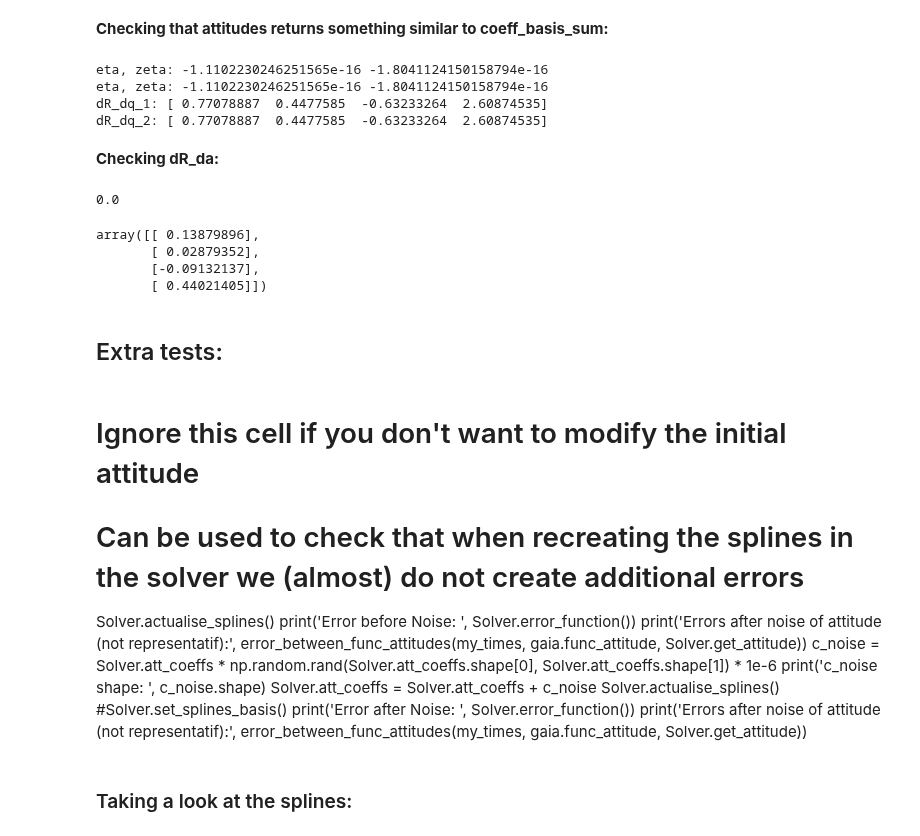
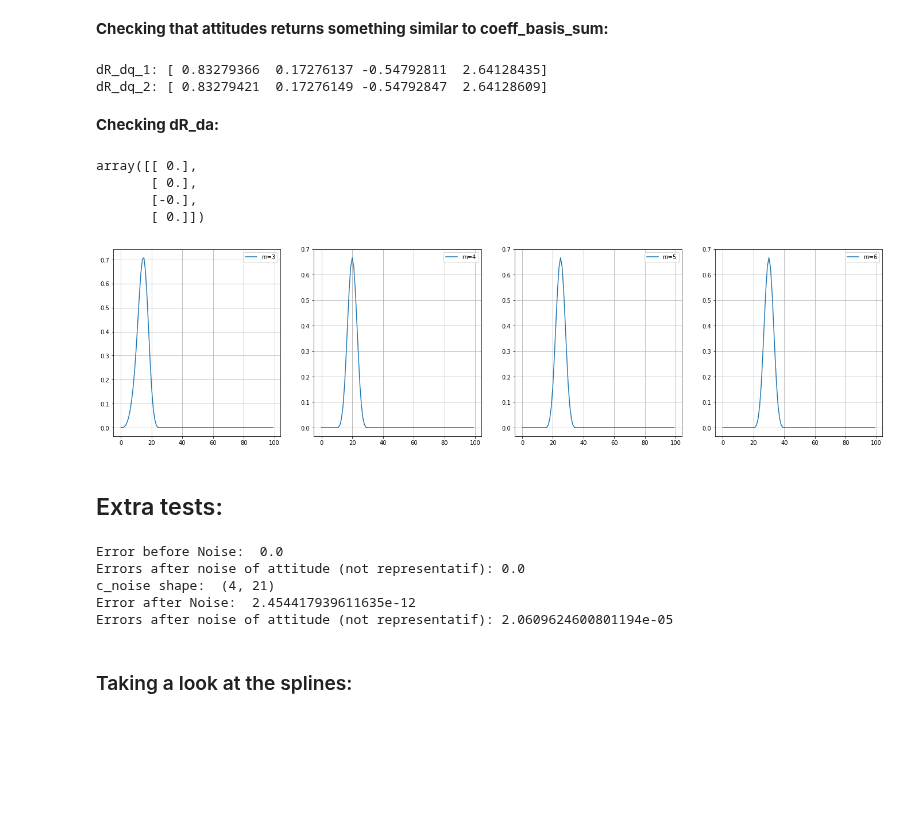
Before and after one commit to bombrun/GaiaLab, a Jupyter notebook: notebooks/4-test_attitude_update.ipynb, the cells around one changed output. Cells and saved outputs as stored; diff of their text form; code cells hidden in the pictures; blank space fills up the shorter version.

```diff
--- a/notebooks/4-test_attitude_update.ipynb
+++ b/notebooks/4-test_attitude_update.ipynb
@@ -257,7 +273,7 @@ coeff_basis_sum, attitude
 # %% [markdown]
 **Checking that attitudes returns something similar to coeff_basis_sum:**
 # %%
-my_time_number = 20
+my_time_number = 0
 
 
 t_L = my_times[my_time_number]
@@ -270,47 +286,54 @@ calc_source = Solver.calc_sources[my_time_number]
 attitude = Solver.get_attitude(t_L)
 att2 = Quaternion(coeff_basis_sum[0], coeff_basis_sum[1], coeff_basis_sum[2], coeff_basis_sum[3])
 dR_dq_1 = compute_dR_dq(calc_source, Solver.sat, attitude, t_L)
-dR_dq_2 = compute_dR_dq(calc_source, Solver.sat, attitude, t_L)
+dR_dq_2 = compute_dR_dq(calc_source, Solver.sat, att2, t_L)
 
-np.testing.assert_array_almost_equal(dR_dq_1, dR_dq_2)  # should not fail
+# np.testing.assert_array_almost_equal(dR_dq_1, dR_dq_2)  # should not fail
 print('dR_dq_1:', dR_dq_1)
 print('dR_dq_2:', dR_dq_2)
 # %% [output]
-eta, zeta: -1.1102230246251565e-16 -1.8041124150158794e-16
-eta, zeta: -1.1102230246251565e-16 -1.8041124150158794e-16
-dR_dq_1: [ 0.77078887  0.4477585  -0.63233264  2.60874535]
-dR_dq_2: [ 0.77078887  0.4477585  -0.63233264  2.60874535]
+dR_dq_1: [ 0.83279366  0.17276137 -0.54792811  2.64128435]
+dR_dq_2: [ 0.83279421  0.17276149 -0.54792847  2.64128609]
 # %% [markdown]
 **Checking dR_da:**
-# %%
-Solver.att_bases[0, 11]
-# %% [output]
-0.0
 # %%
 m_index = 3
 
-dR_da_m = dR_da_i(dR_dq, Solver.att_bases[m_index, time_index])
+dR_da_m = dR_da_i(dR_dq_1, Solver.att_bases[m_index, time_index])
 dR_da_m
 # %% [output]
-array([[ 0.13879896],
-       [ 0.02879352],
-       [-0.09132137],
-       [ 0.44021405]])
+array([[ 0.],
+       [ 0.],
+       [-0.],
+       [ 0.]])
+# %%
+fig, axs = plt.subplots(1, 4, figsize=(24, 6))
+for i, m in enumerate(range(m_index, m_index+4)):
+    axs[i].plot(Solver.att_bases[m, :], label='m='+str(m)), axs[i].grid(), axs[i].legend()
+plt.show()
+# %% [output]
+[figure, added]
 # %% [markdown]
 ## Extra tests:
-# %% [markdown]
-# Ignore this cell if you don't want to modify the initial attitude
-# Can be used to check that when recreating the splines in the solver we (almost) do not create additional errors
-Solver.actualise_splines()
-print('Error before Noise: ', Solver.error_function())
-print('Errors after noise of attitude (not representatif):', error_between_func_attitudes(my_times, gaia.func_attitude, Solver.get_attitude))
-c_noise = Solver.att_coeffs * np.random.rand(Solver.att_coeffs.shape[0], Solver.att_coeffs.shape[1]) * 1e-6
-print('c_noise shape: ', c_noise.shape)
-Solver.att_coeffs = Solver.att_coeffs + c_noise
-Solver.actualise_splines()
-#Solver.set_splines_basis()
-print('Error after Noise: ', Solver.error_function())
-print('Errors after noise of attitude (not representatif):', error_between_func_attitudes(my_times, gaia.func_attitude, Solver.get_attitude))
+# %%
+# Ignore this cell if you don't want to modify the initial attitude
+# Can be used to check that when recreating the splines in the solver we (almost) do not create additional errors
+Solver.actualise_splines()
+print('Error before Noise: ', Solver.error_function())
+print('Errors after noise of attitude (not representatif):', error_between_func_attitudes(my_times, gaia.func_attitude, Solver.get_attitude))
+c_noise = Solver.att_coeffs * np.random.rand(Solver.att_coeffs.shape[0], Solver.att_coeffs.shape[1]) * 1e-6
+print('c_noise shape: ', c_noise.shape)
+Solver.att_coeffs = Solver.att_coeffs + c_noise
+Solver.actualise_splines()
+#Solver.set_splines_basis()
+print('Error after Noise: ', Solver.error_function())
+print('Errors after noise of attitude (not representatif):', error_between_func_attitudes(my_times, gaia.func_attitude, Solver.get_attitude))
+# %% [output]
+Error before Noise:  0.0
+Errors after noise of attitude (not representatif): 0.0
+c_noise shape:  (4, 21)
+Error after Noise:  2.454417939611635e-12
+Errors after noise of attitude (not representatif): 2.0609624600801194e-05
 # %%
 for i in range(0, 3):
     # np.testing.assert_array_equal(Solver.att_bases[i], Solver.att_bases[i+1])
```
Also changed, not shown: parts of 19 cells of this notebook, 3 other files.
